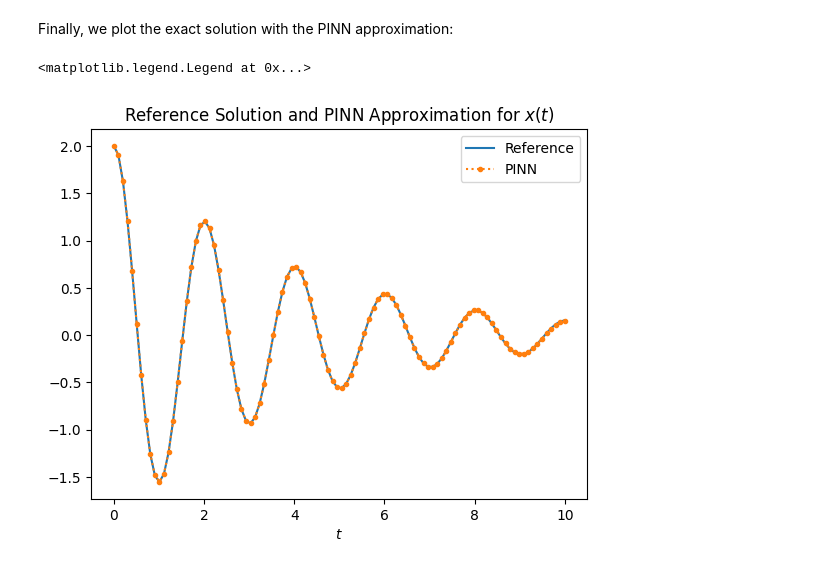
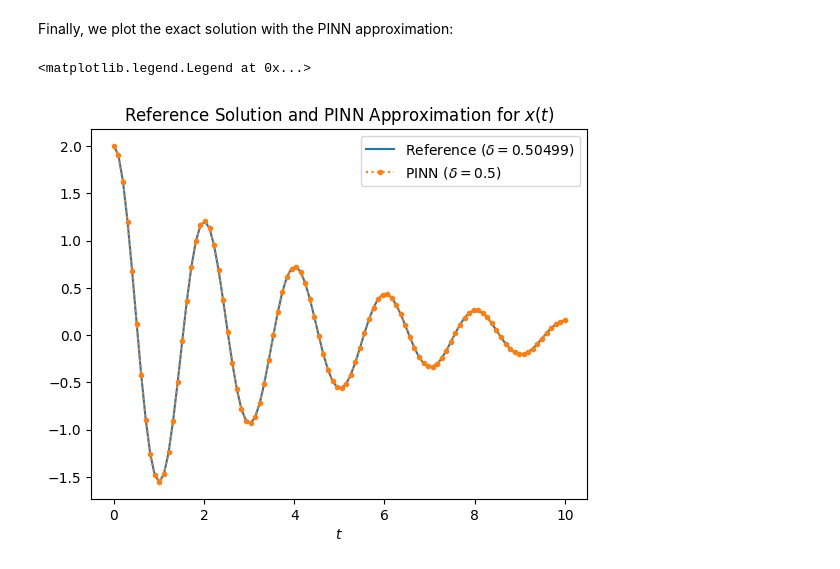
Before and after one commit to munozmfrancisco/PINNs, a Jupyter notebook: ODEs/Inverse/harmonic_oscillator_inverse.ipynb, the cells around one changed output. Cells and saved outputs as stored; diff of their text form; code cells hidden in the pictures.

```diff
--- a/ODEs/Inverse/harmonic_oscillator_inverse.ipynb
+++ b/ODEs/Inverse/harmonic_oscillator_inverse.ipynb
@@ -218,11 +214,11 @@ tensor(0.5054, requires_grad=True)
 Finally, we plot the exact solution with the PINN approximation:
 # %%
 plt.figure()
-plt.plot(t, xsol, '-', label = 'Reference')
-plt.plot(t, result, '.:', label = 'PINN')
+plt.plot(t, xsol, '-', label = fr'Reference ($ \delta = {DELTA.detach().numpy().item():.5f} $)')
+plt.plot(t, result, '.:', label = fr'PINN ($ \delta = {delta} $)')
 plt.title('Reference Solution and PINN Approximation for $x(t)$')
 plt.xlabel('$t$')
 plt.legend()
 # %% [output]
 <matplotlib.legend.Legend at 0x...>
-[figure, old version]
+[figure, new version]
```
Also changed, not shown: parts of 2 cells of this notebook.
